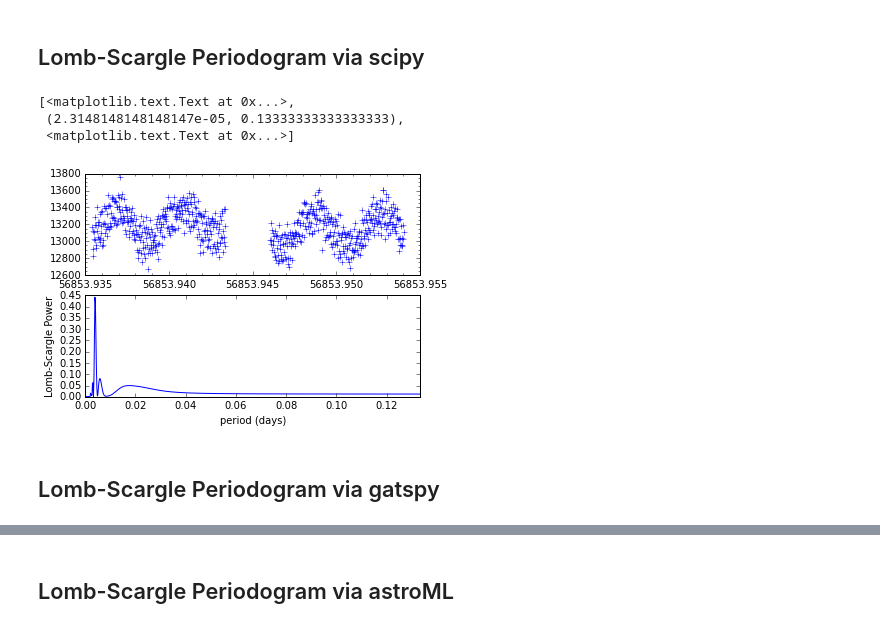
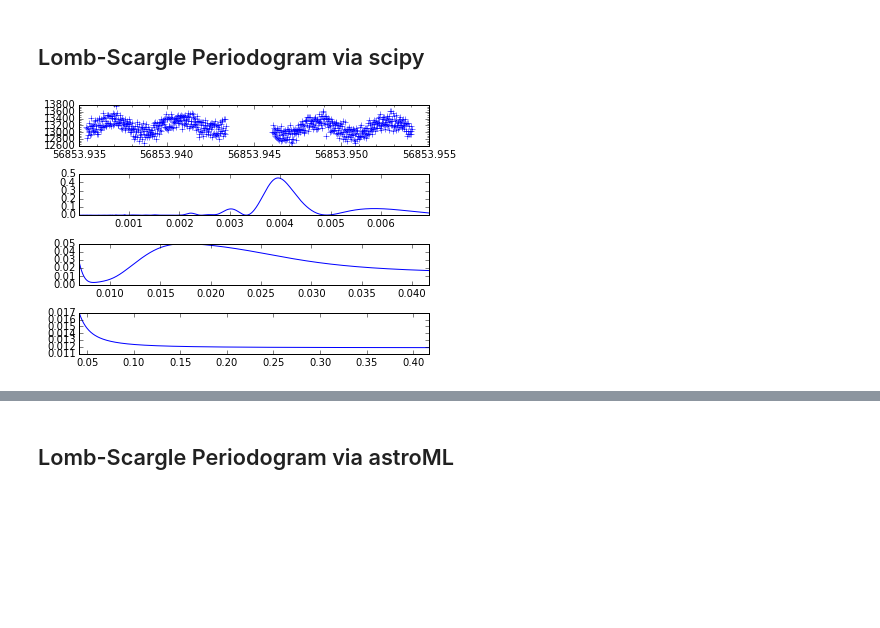
Before and after one commit to justincely/lightcurve_pipeline, a Jupyter notebook: plots/periodograms.ipynb, the cells around one changed output, grey strips where cells are left out. Drawn from its saved outputs; the diff is of its cells as text; code cells hidden in the pictures; blank space fills up the shorter version.

Commit message:
Implemented the use of three different period domains, short, medium and long.

```diff
--- a/plots/periodograms.ipynb
+++ b/plots/periodograms.ipynb
@@ -31,6 +34,8 @@ We should restrict ourselves to finding periods between the sampling time and th
 # %%
-high_freq = (hdulist[0].header['STEPSIZE'] / (60. * 60. * 24.))
-low_freq = (2 * 96.) / (60. * 24)
+short_freq = (hdulist[0].header['STEPSIZE'] / (60. * 60. * 24.))
+med_freq = (10. / (60. * 24.))
+long_freq = 1. / 24.
+max_freq = 10. / 24.
 # %% [markdown]
 ## Lomb-Scargle Periodogram via scipy
 # %%
@@ -44,15 +43,32 @@ power *= 2 / (N * np.asarray(counts).std() ** 2)
+# %%
+short_periods = np.linspace(short_freq, med_freq, len(times))
+med_periods = np.linspace(med_freq, long_freq, len(times))
+long_periods = np.linspace(long_freq, max_freq, len(times))
+# %%
+short_ang_freqs = 2 * np.pi / short_periods
+med_ang_freqs = 2 * np.pi / med_periods
+long_ang_freqs = 2 * np.pi / long_periods
+# %%
+short_power = lombscargle(np.asarray(times), np.asarray(counts) - np.asarray(counts).mean(), short_ang_freqs)
+med_power = lombscargle(np.asarray(times), np.asarray(counts) - np.asarray(counts).mean(), med_ang_freqs)
+long_power = lombscargle(np.asarray(times), np.asarray(counts) - np.asarray(counts).mean(), long_ang_freqs)
+short_power *= 2 / (len(times) * np.asarray(counts).std() ** 2)
+med_power *= 2 / (len(times) * np.asarray(counts).std() ** 2)
+long_power *= 2 / (len(times) * np.asarray(counts).std() ** 2)
 # %%
 fig = plt.figure()
-ax1 = fig.add_subplot(211)
-ax2 = fig.add_subplot(212)
+ax1 = fig.add_subplot(411)
+ax2 = fig.add_subplot(412)
+ax3 = fig.add_subplot(413)
+ax4 = fig.add_subplot(414)
 ax1.minorticks_on()
 ax1.plot(times, counts, 'b+')
-ax2.plot(periods, power)
-ax2.set(xlim=(high_freq, low_freq), xlabel='period (days)', ylabel='Lomb-Scargle Power')
+ax2.plot(short_periods, short_power)
+ax3.plot(med_periods, med_power)
+ax4.plot(long_periods, long_power)
+ax2.set(xlim=(short_freq, med_freq))
+ax3.set(xlim=(med_freq, long_freq))
+ax4.set(xlim=(long_freq, max_freq))
+fig.tight_layout()
 # %% [output]
-[<matplotlib.text.Text at 0x...>,
- (2.3148148148148147e-05, 0.13333333333333333),
- <matplotlib.text.Text at 0x...>]
-[figure, old version]
+[figure, new version]
-# %% [markdown]
-## Lomb-Scargle Periodogram via gatspy
```
Also changed, not shown: parts of 34 cells of this notebook.
